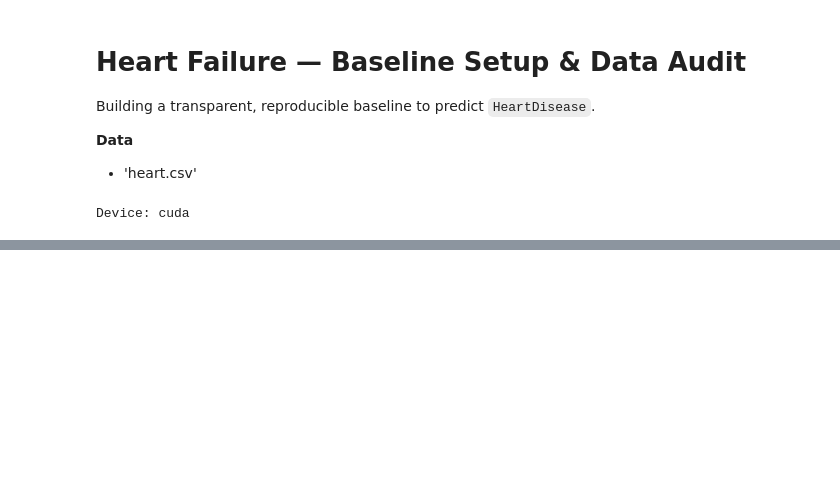
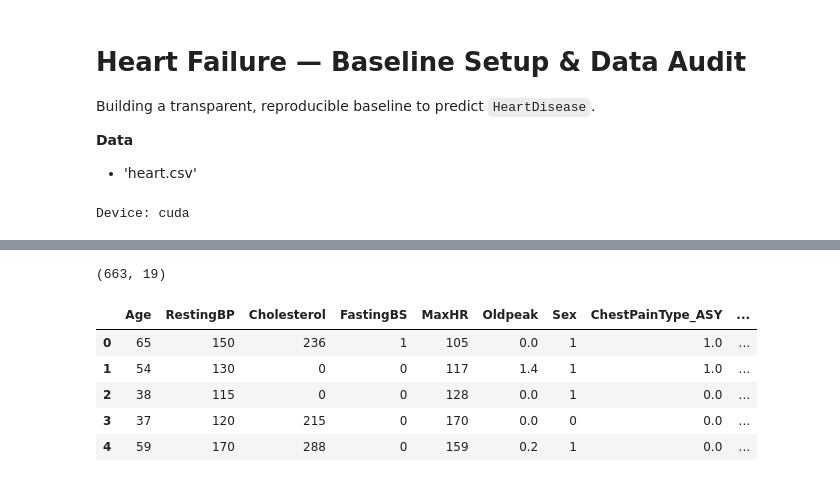
Before and after one commit to Zakariajava/HEART_FAILURE, a Jupyter notebook: notebooks/hfpmodel.ipynb, the cells around one changed output, grey strips where cells are left out. Drawn from its saved outputs; the diff is of its cells as text; code cells hidden in the pictures; blank space fills up the shorter version.

```diff
--- a/notebooks/hfpmodel.ipynb
+++ b/notebooks/hfpmodel.ipynb
@@ -57,0 +126,16 @@ Device: cuda
+# %%
+# Train/Test split
+df_train, df_test = train_test_split(
+    df,
+    test_size=TEST_SIZE,
+    stratify=df[TARGET], # keep (approx.) the same class proportions in each split
+    random_state=RNG_SEED,
+)
+
+# Train/Val split
+df_train, df_val = train_test_split(
+    df_train,
+    test_size=VAL_SIZE,
+    stratify=df_train[TARGET], # keep (approx.) the same class proportions in each split
+    random_state=RNG_SEED,
+)
@@ -57,0 +263,11 @@ Device: cuda
+# %%
+display(X_train.shape)
+display(X_train.head(5))
+# %% [output]
+(663, 19)
+|  | Age | RestingBP | Cholesterol | FastingBS | MaxHR | Oldpeak | Sex | ChestPainType_ASY | ... |
+| 0 | 65 | 150 | 236 | 1 | 105 | 0.0 | 1 | 1.0 | ... |
+| 1 | 54 | 130 | 0 | 0 | 117 | 1.4 | 1 | 1.0 | ... |
+| 2 | 38 | 115 | 0 | 0 | 128 | 0.0 | 1 | 0.0 | ... |
+| 3 | 37 | 120 | 215 | 0 | 170 | 0.0 | 0 | 0.0 | ... |
+| 4 | 59 | 170 | 288 | 0 | 159 | 0.2 | 1 | 0.0 | ... |
```
Also changed, not shown: parts of 10 cells of this notebook.
